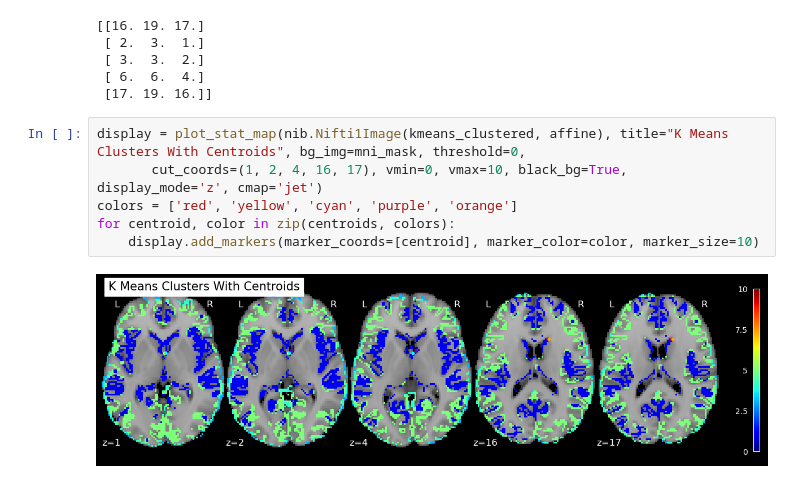
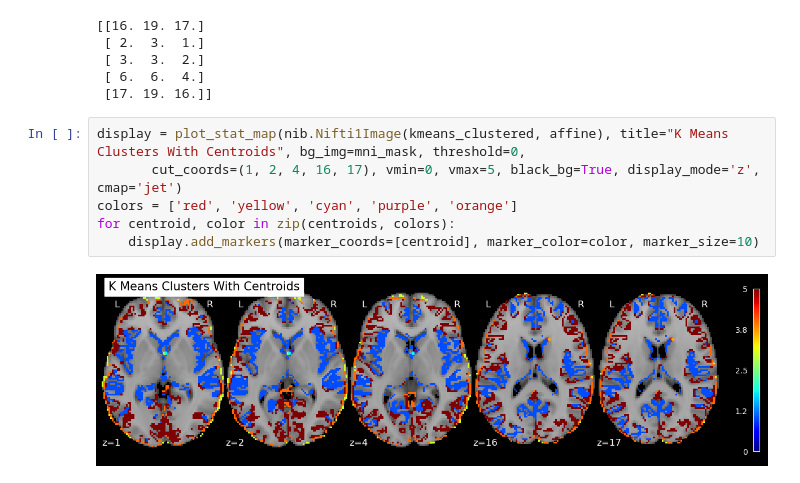
Before and after one commit to ZyLiao-0011/NSSP, a Jupyter notebook: NSSP-Project.ipynb, the cells around one changed output. Saved outputs shown, nothing was run; the diff lists cells and outputs as text.

```diff
--- a/NSSP-Project.ipynb
+++ b/NSSP-Project.ipynb
@@ -1052,9 +1052,9 @@ print(centroids)
  [17. 19. 16.]]
 # %%
 display = plot_stat_map(nib.Nifti1Image(kmeans_clustered, affine), title="K Means Clusters With Centroids", bg_img=mni_mask, threshold=0,
-       cut_coords=(1, 2, 4, 16, 17), vmin=0, vmax=10, black_bg=True, display_mode='z', cmap='jet')
+       cut_coords=(1, 2, 4, 16, 17), vmin=0, vmax=5, black_bg=True, display_mode='z', cmap='jet')
 colors = ['red', 'yellow', 'cyan', 'purple', 'orange']
 for centroid, color in zip(centroids, colors):
     display.add_markers(marker_coords=[centroid], marker_color=color, marker_size=10)
 # %% [output]
-[figure, old version]
+[figure, new version]
```
